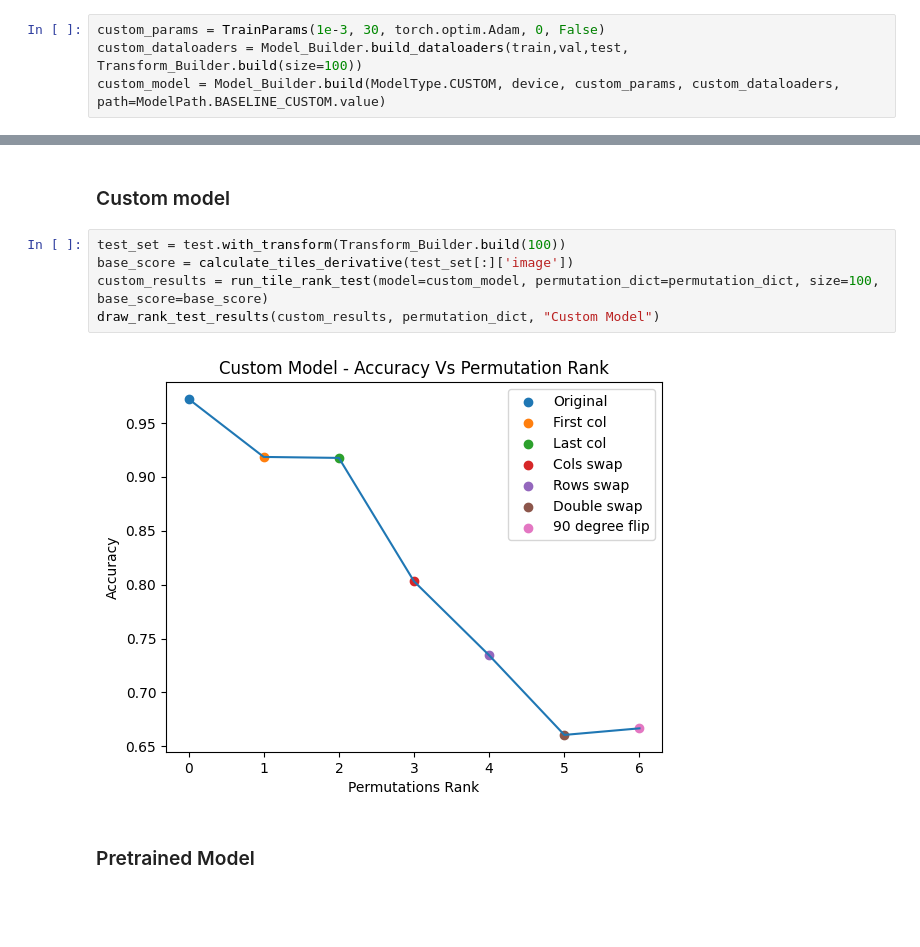
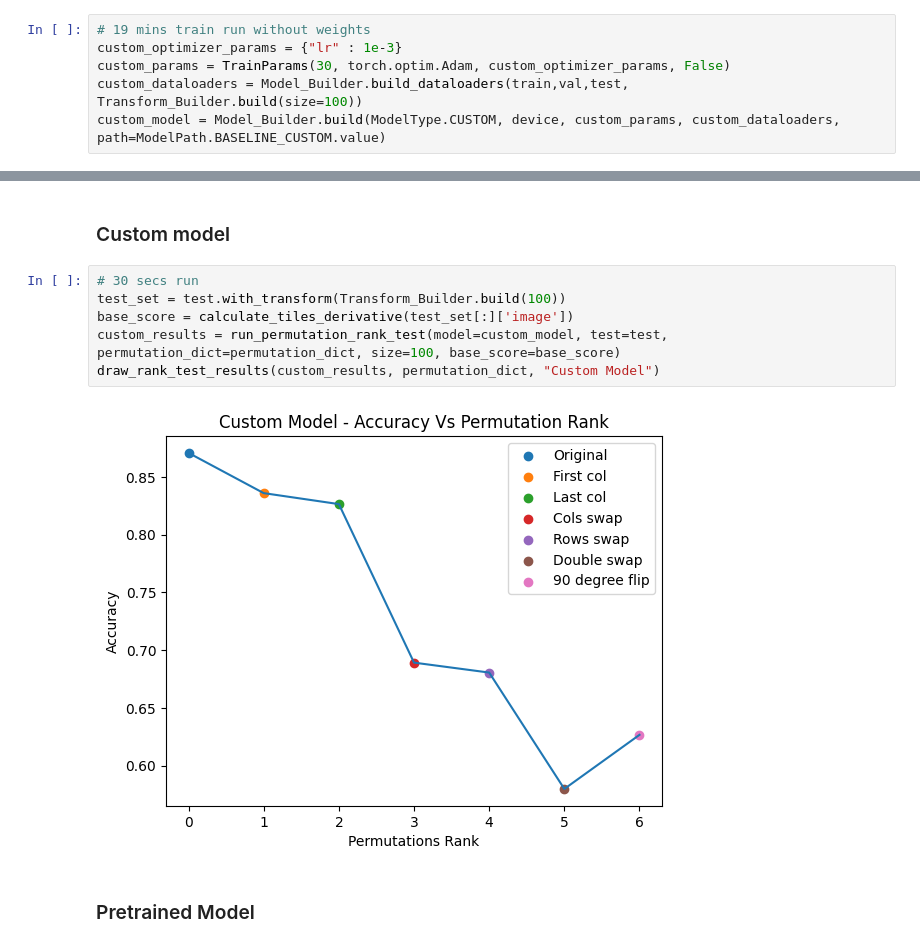
Before and after one commit to itayshap/MLDS-Final-Project, a Jupyter notebook: Final_Project_Permuted Puzzle.ipynb, the cells around one changed output, grey strips where cells are left out. Cells and saved outputs as stored; diff of their text form; blank space fills up the shorter version.

```diff
--- a/Final_Project_Permuted Puzzle.ipynb
+++ b/Final_Project_Permuted Puzzle.ipynb
@@ -60,7 +58,9 @@ pretrained_model = Model_Builder.build(ModelType.PRETRAINED, device, pretrained_
 # %% [markdown]
 ### 2. Custom Model
 # %%
-custom_params = TrainParams(1e-3, 30, torch.optim.Adam, 0, False)
+# 19 mins train run without weights
+custom_optimizer_params = {"lr" : 1e-3}
+custom_params = TrainParams(30, torch.optim.Adam, custom_optimizer_params, False)
 custom_dataloaders = Model_Builder.build_dataloaders(train,val,test, Transform_Builder.build(size=100))
 custom_model = Model_Builder.build(ModelType.CUSTOM, device, custom_params, custom_dataloaders, path=ModelPath.BASELINE_CUSTOM.value)
 # %% [markdown]
@@ -144,12 +109,13 @@ def run_tile_rank_test(model : Module, permutation_dict: dict, base_score, is_vi
 # %% [markdown]
 ### Custom model
 # %%
+# 30 secs run
 test_set = test.with_transform(Transform_Builder.build(100))
 base_score = calculate_tiles_derivative(test_set[:]['image'])
-custom_results = run_tile_rank_test(model=custom_model, permutation_dict=permutation_dict, size=100, base_score=base_score)
+custom_results = run_permutation_rank_test(model=custom_model, test=test, permutation_dict=permutation_dict, size=100, base_score=base_score)
 draw_rank_test_results(custom_results, permutation_dict, "Custom Model")
 # %% [output]
-[figure, old version]
+[figure, new version]
 # %% [markdown]
 ### Pretrained Model
 # %%
```
Also changed, not shown: parts of 51 cells of this notebook.
